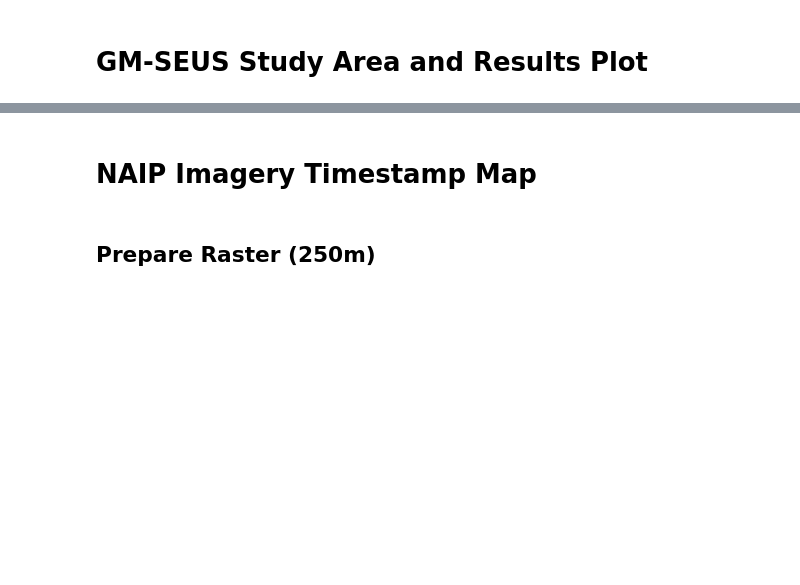
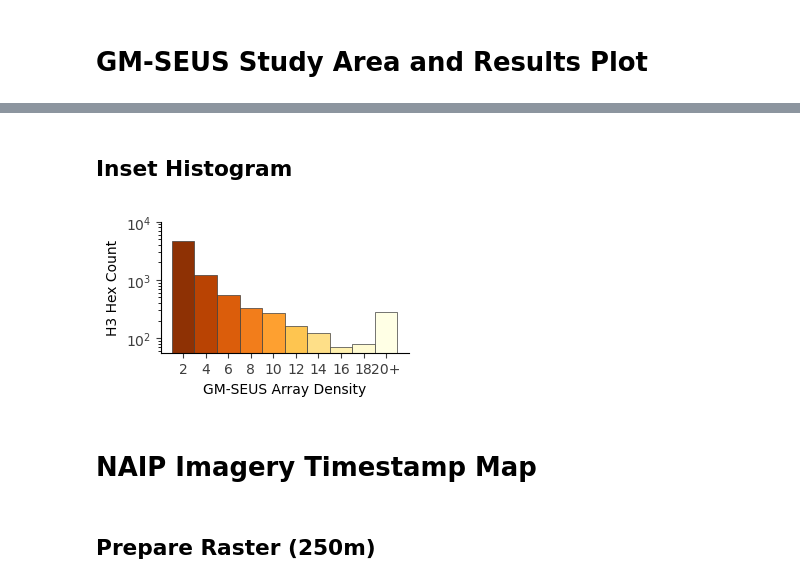
Before and after one commit to stidjaco/GMSEUS, a Jupyter notebook: SupplementaryCode/scriptPlot_maps.ipynb, the cells around one changed output, grey strips where cells are left out. Cells and saved outputs as stored; diff of their text form; code cells hidden in the pictures; blank space fills up the shorter version.

```diff
--- a/SupplementaryCode/scriptPlot_maps.ipynb
+++ b/SupplementaryCode/scriptPlot_maps.ipynb
@@ -37,15 +38,19 @@ derivedTemp_path = os.path.join(derived_path, r'intermediateProducts')
 figure_path = os.path.join(wd, r'Figures')
 
 # Set product paths
-CONUS_path = os.path.join(wd, r'Data\Downloaded\CONUS_NoGreatLakes\CONUS_No_Great_Lakes.shp')
-CONUS_H3_path = os.path.join(downloaded_path, r'H3/res5_CONUS/CONUS_H3_maskClip.shp')
+aoiPath = os.path.join(wd, r'Data\Downloaded\CONUS_NoGreatLakes\CONUS_No_Great_Lakes.shp')
+H3Path = os.path.join(downloaded_path, r'H3/res5_CONUS/CONUS_H3_maskClip.shp')
 naipDateMap_folderPath = os.path.join(derived_path, r'NAIP_DateMap')
 methodsFigFolderPath = os.path.join(derived_path, r'methodsFigure')
 
 # Set gmseusArrays path
-gmseusArraysInputPath = os.path.join(derived_path, r'GMSEUS\GMSEUS_Arrays_Final.shp')
+gmseusArraysInputPath = os.path.join(derived_path, r'GMSEUS\SHP\GMSEUS_Arrays_Final_2025_v2_0.shp')
 
-# Define geeCRS and the Albers Equal Area projection (EPSG: 5070 is commonly used for CONUS)
-geeCRS = 'EPSG:4326'
-plotCRS = 'EPSG:5070'
+# Set general variables
+currentVersion = 'v2_0'
+geeCRS = f'EPSG:4326' # CRS for GEE data - WGS84
+toCRS = f'EPSG:5070'
+
+# Set IDcol
+IDcol = 'arrayID'
 # %% [markdown]
@@ -204,3 +175,64 @@ plt.savefig(os.path.join(figure_path, 'GMSEUS_Arrays_Hex_Histogram.png'), dpi=30
+# %% [markdown]
+## Inset Histogram
+# %%
+fig, ax = plt.subplots(1, 1, figsize=(3.2, 1.7))
+
+# Histogram bins:
+# 1-2, 3-4, 5-6, ..., 17-18, 19+
+hist_bins = [
+    (1, 2, '2', 2),
+    (3, 4, '4', 4),
+    (5, 6, '6', 6),
+    (7, 8, '8', 8),
+    (9, 10, '10', 10),
+    (11, 12, '12', 12),
+    (13, 14, '14', 14),
+    (15, 16, '16', 16),
+    (17, 18, '18', 18),
+    (19, np.inf, '20+', 20)
+]
+
+counts = []
+labels = []
+bar_colors = []
+
+for lower, upper, label, color_value in hist_bins:
+    if np.isinf(upper):
+        mask = H3['sum'] >= lower
+    else:
+        mask = (H3['sum'] >= lower) & (H3['sum'] <= upper)
+
+    counts.append(mask.sum())
+    labels.append(label)
+    bar_colors.append(get_class_color(color_value))
+
+x = np.arange(len(labels))
+
+# Plot bars with individual colors and a thin border, set y-axis to log scale, and customize axes and spines
+ax.bar(x, counts, color=bar_colors, edgecolor='#3D3D3D', linewidth=0.5, width=1)
+ax.set_yscale('log')
+ax.set_ylabel('H3 Hex Count', color='black')
+ax.set_xlabel('GM-SEUS Array Density', color='black')
+ax.set_xticks(x)
+ax.set_xticklabels(labels, rotation=0, color='#3D3D3D')
+ax.tick_params(axis='y', colors='#3D3D3D')
+ax.tick_params(axis='x', colors='#3D3D3D')
+ax.spines['top'].set_visible(False)
+ax.spines['right'].set_visible(False)
+ax.set_ylim(top=10**4)
+
+# Set y-axis limit to 20% below the smallest positive count for better visualization, but keep it at least 1 to avoid issues with log scale
+positive_counts = [c for c in counts if c > 0]
+if positive_counts:
+    ax.set_ylim(bottom=max(1, min(positive_counts) * 0.8))
+
+# Save the figure
+plt.savefig(os.path.join(figure_path, f'GMSEUS_Arrays_Hex_Histogram_{currentVersion}.pdf'), dpi=300, bbox_inches='tight', pad_inches=0.1)
+plt.savefig(os.path.join(figure_path, f'GMSEUS_Arrays_Hex_Histogram_{currentVersion}.png'), dpi=300, bbox_inches='tight', pad_inches=0.1)
+plt.show()
+plt.close()
+# %% [output]
+[figure, added]
 # %% [markdown]
 # NAIP Imagery Timestamp Map
 # %% [markdown]
```
Also changed, not shown: parts of 11 cells of this notebook, 12 other files.
